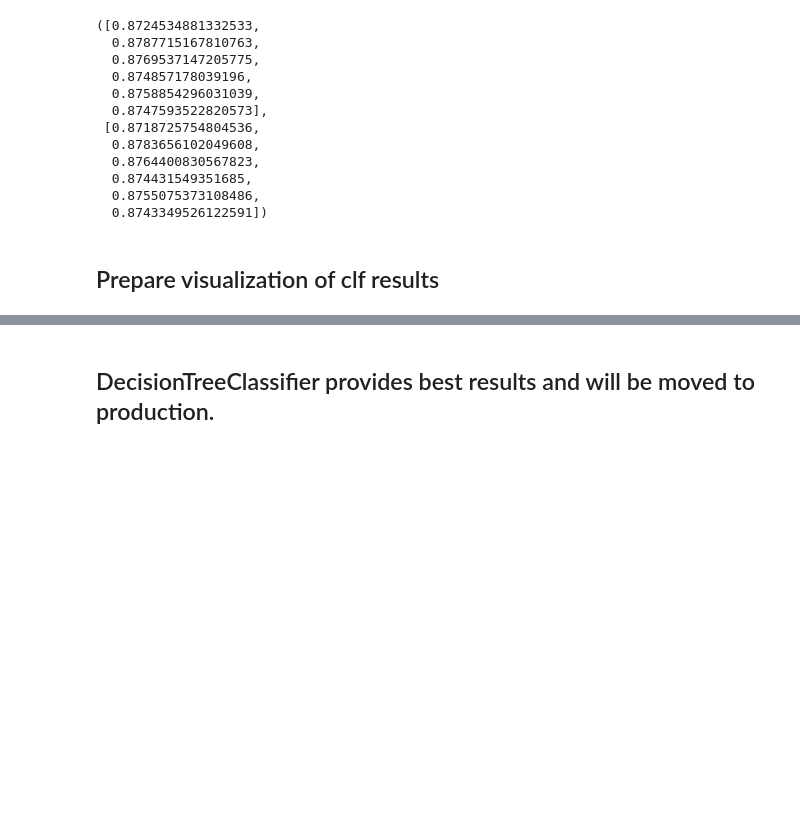
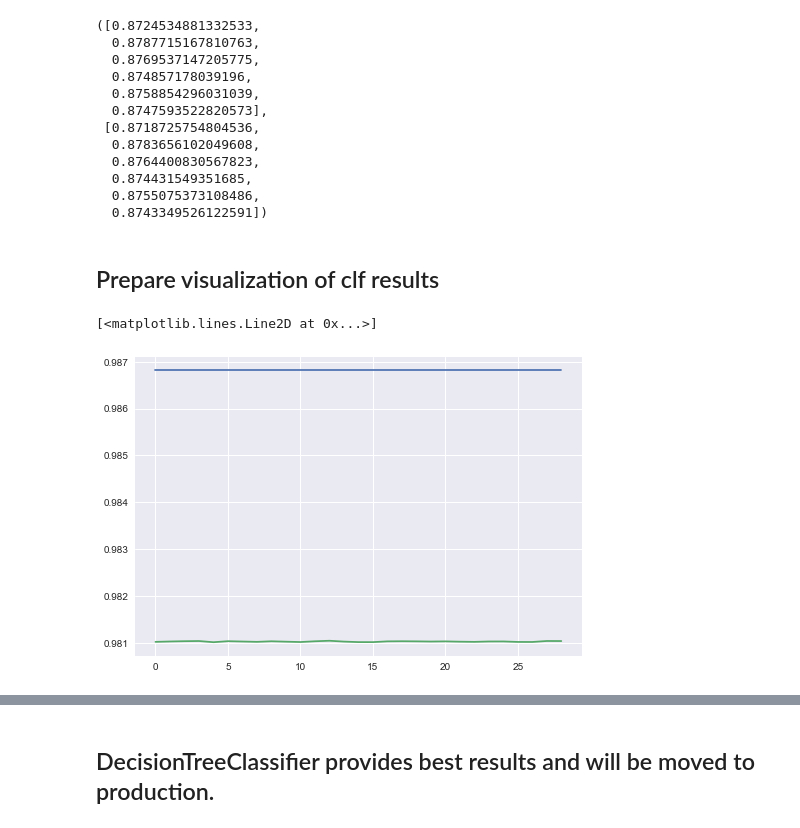
Before and after one commit to sellis4536/uncc_project03_final, a Jupyter notebook: NCVotingLearn_Final.ipynb, the cells around one changed output, grey strips where cells are left out. Saved outputs shown, nothing was run; the diff lists cells and outputs as text; code cells hidden in the pictures; blank space fills up the shorter version.

```diff
--- a/NCVotingLearn_Final.ipynb
+++ b/NCVotingLearn_Final.ipynb
@@ -664,19 +676,22 @@ train_auc, test_auc
 # %%
 train_auc = []
 test_auc = []
 
 for i in range(1,30):
-    clf = RandomForestClassifier(max_depth=i, max_leaf_nodes=20, min_samples_split=9,
-                                 n_estimators=25)
-
+#    clf = RandomForestClassifier(max_depth=i, max_leaf_nodes=20, min_samples_split=9,
+#                                 n_estimators=25)
+    clf=clfDT1
     clf.fit(X_train, y_train.values.ravel())
     train_auc.append(roc_auc_score(y_train, clf.predict(X_train)))
     test_auc.append(roc_auc_score(y_test, clf.predict(X_test)))
 
 train_auc, test_auc
 
 plt.plot(range(29), train_auc)
 plt.plot(range(29), test_auc)
+# %% [output]
+[<matplotlib.lines.Line2D at 0x...>]
+[figure, added]
 # %%
 train_auc = []
 test_auc = []
```
Also changed, not shown: parts of 12 cells of this notebook.
